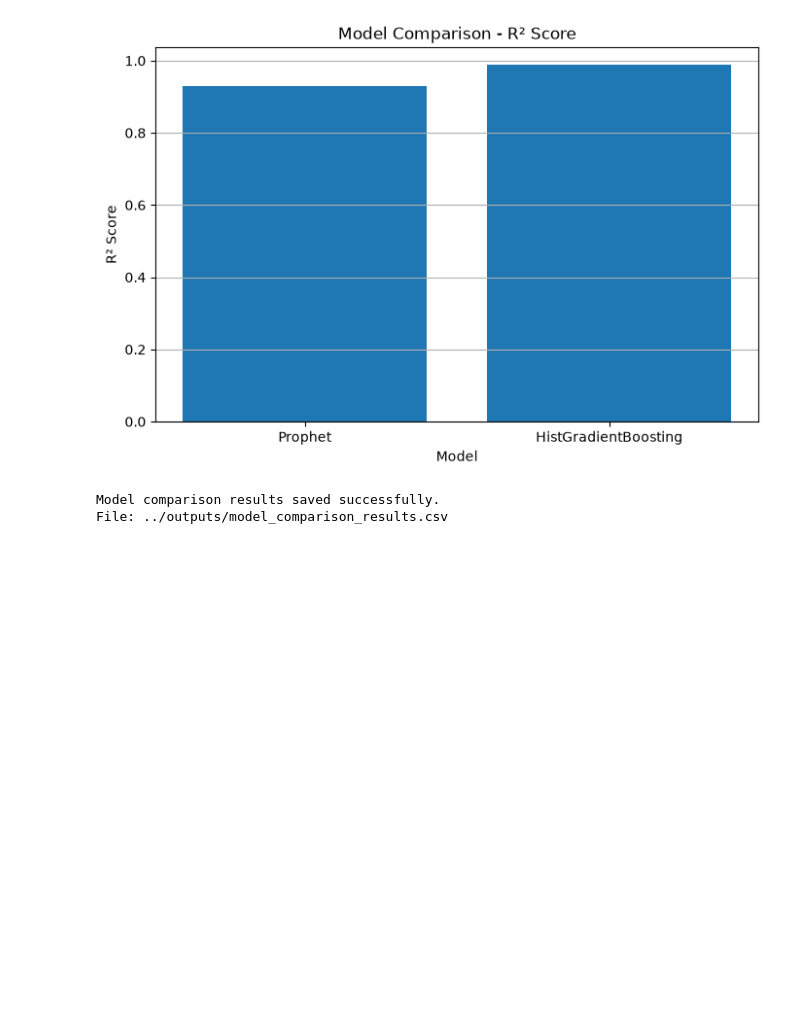
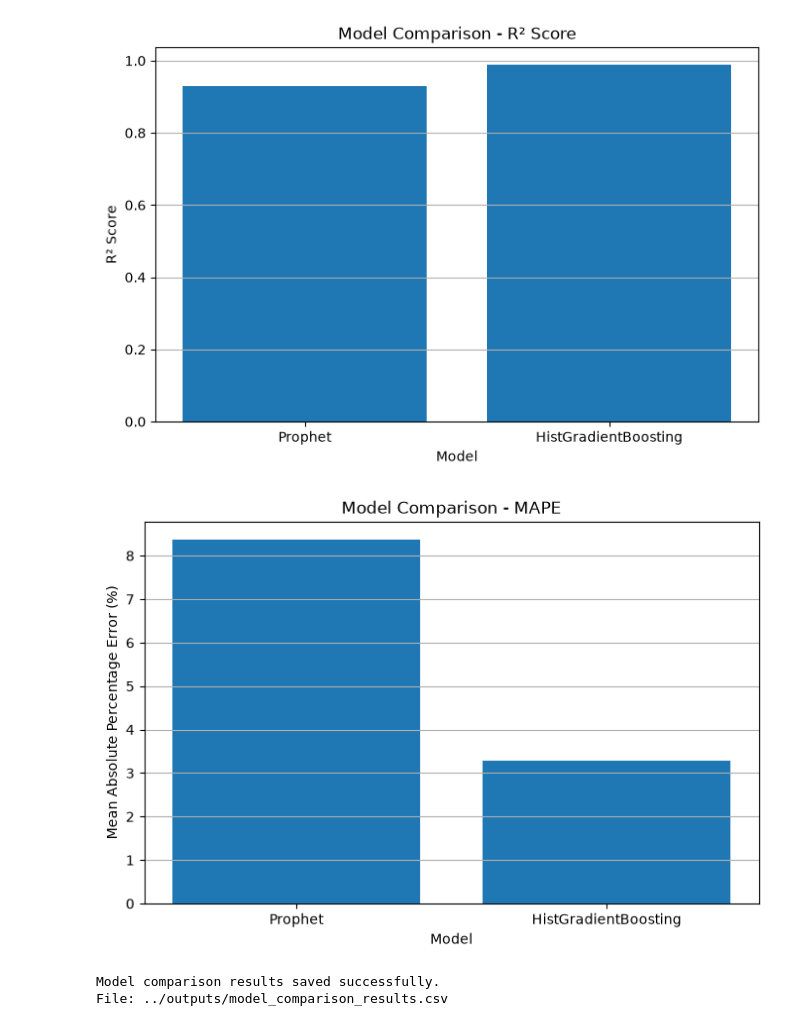
Before and after one commit to abhi24112006/Crypto_Forecasting, a Jupyter notebook: Prophet_HistGradientBoosting/notebooks/05_comparison.ipynb, the cells around one changed output. Drawn from its saved outputs; the diff is of its cells as text; code cells hidden in the pictures; blank space fills up the shorter version.

Commit message:
Update model comparison notebook

```diff
--- a/Prophet_HistGradientBoosting/notebooks/05_comparison.ipynb
+++ b/Prophet_HistGradientBoosting/notebooks/05_comparison.ipynb
@@ -53,6 +60,7 @@ print("Actual target values match:", targets_match)
 Test dates match: True
 Actual target values match: True
 # %%
+
 # Calculate model comparison metrics
 
 prophet_mae = mean_absolute_error(
@@ -66,6 +74,11 @@ prophet_rmse = np.sqrt(
         prophet_results["predicted"]
     )
 )
+
+prophet_mape = mean_absolute_percentage_error(
+    prophet_results["y"],
+    prophet_results["predicted"]
+) * 100
 
 prophet_r2 = r2_score(
     prophet_results["y"],
@@ -83,6 +96,11 @@ hgb_rmse = np.sqrt(
         hgb_results["Predicted"]
     )
 )
+
+hgb_mape = mean_absolute_percentage_error(
+    hgb_results["Target"],
+    hgb_results["Predicted"]
+) * 100
 
 hgb_r2 = r2_score(
     hgb_results["Target"],
@@ -102,11 +120,15 @@ comparison_results = pd.DataFrame({
         prophet_rmse,
         hgb_rmse
     ],
+    "MAPE": [
+        prophet_mape,
+        hgb_mape
+    ],
     "R2": [
         prophet_r2,
         hgb_r2
     ]
 })
 
-print(comparison_results)
+print(comparison_results.round(4))
 # %% [output]
@@ -211,6 +240,31 @@ plt.savefig(
 plt.show()
 # %% [output]
 [figure]
+# %%
+
+# Plot MAPE comparison
+
+plt.figure(figsize=(8, 5))
+
+plt.bar(
+    comparison_results["Model"],
+    comparison_results["MAPE"]
+)
+
+plt.title("Model Comparison - MAPE")
+plt.xlabel("Model")
+plt.ylabel("Mean Absolute Percentage Error (%)")
+plt.grid(axis="y")
+
+plt.savefig(
+    "../outputs/graphs/18_model_comparison_mape.png",
+    dpi=300,
+    bbox_inches="tight"
+)
+
+plt.show()
+# %% [output]
+[figure, added]
 # %%
 # Save model comparison results
 
```
Also changed, not shown: parts of 4 cells of this notebook.
